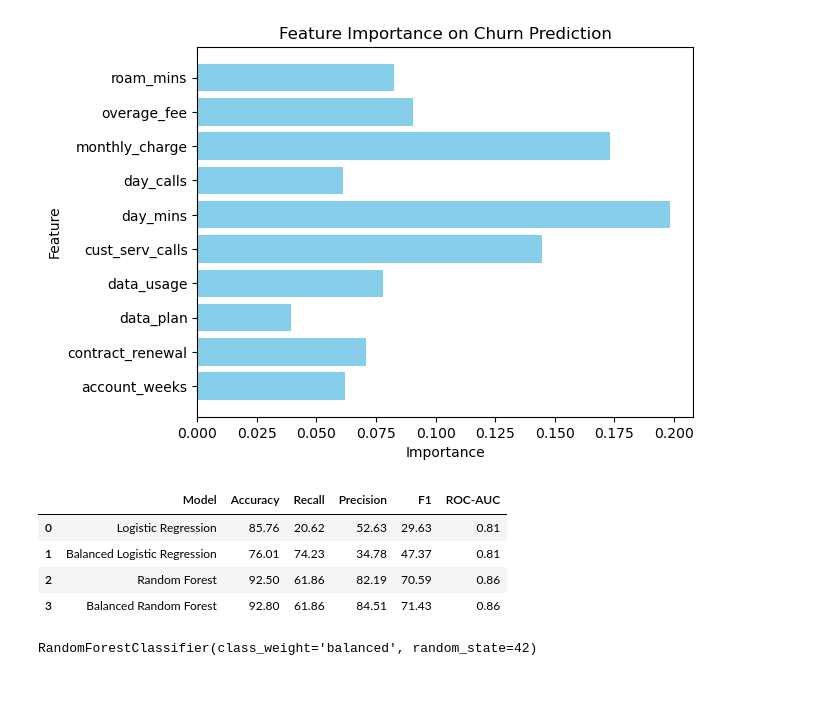
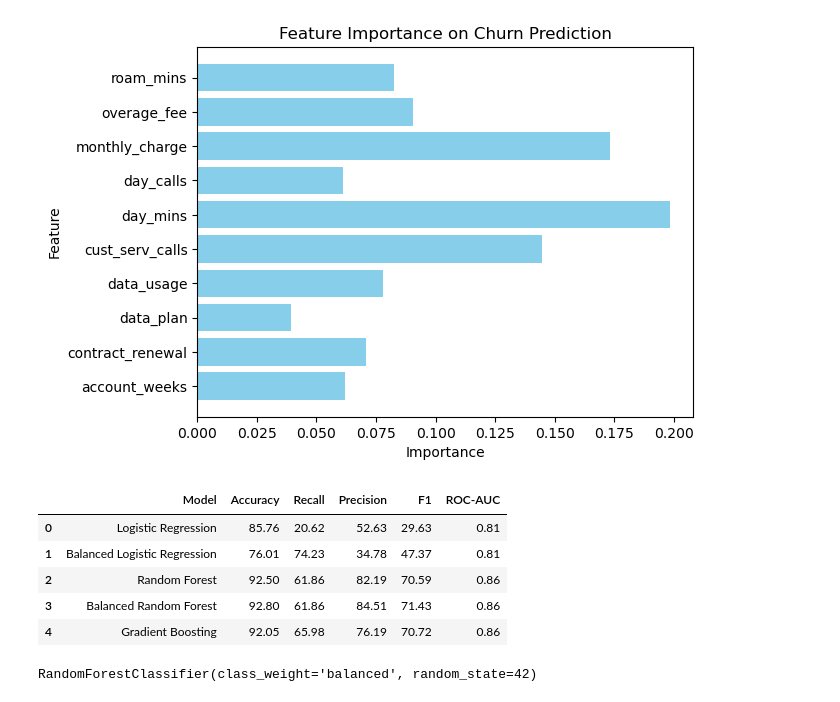
Before and after one commit to khanim-abdullayeva/Telecom-Customer-Churn-Retention-Analysis, a Jupyter notebook: ml/telecom_churn_prediction.ipynb, the cells around one changed output. Cells and saved outputs as stored; diff of their text form; code cells hidden in the pictures.

```diff
--- a/ml/telecom_churn_prediction.ipynb
+++ b/ml/telecom_churn_prediction.ipynb
@@ -435,49 +435,56 @@ comparison_df = pd.DataFrame({
         "Logistic Regression",
         "Balanced Logistic Regression",
         "Random Forest",
-        "Balanced Random Forest"
+        "Balanced Random Forest",
+        "Gradient Boosting"
     ],
     "Accuracy": [
         accuracy,
         accuracy_balanced,
         rf_accuracy,
-        balanced_rf_accuracy
+        balanced_rf_accuracy,
+        accuracy_gb
     ],
     "Recall": [
         recall,
         recall_balanced,
         rf_recall,
-        balanced_rf_recall
+        balanced_rf_recall,
+        recall_gb
     ],
     "Precision": [
         precision,
         precision_balanced,
         rf_precision,
-        balanced_rf_precision
+        balanced_rf_precision,
+        precision_gb
     ],
     "F1": [
         f1,
         f1_balanced,
         rf_f1,
-        balanced_rf_f1
+        balanced_rf_f1,
+        f1_gb
     ],
     "ROC-AUC": [
         roc_auc,
         roc_auc_balanced,
         rf_roc_auc,
-        balanced_rf_roc_auc
+        balanced_rf_roc_auc,
+        roc_auc_gb
     ]
 })
 
 comparison_df[["Accuracy", "Recall", "Precision", "F1"]] = comparison_df[["Accuracy", "Recall", "Precision", "F1"]]*100
 comparison_df = comparison_df.round(2)
 comparison_df
 # %% [output]
 |  | Model | Accuracy | Recall | Precision | F1 | ROC-AUC |
 | 0 | Logistic Regression | 85.76 | 20.62 | 52.63 | 29.63 | 0.81 |
 | 1 | Balanced Logistic Regression | 76.01 | 74.23 | 34.78 | 47.37 | 0.81 |
 | 2 | Random Forest | 92.50 | 61.86 | 82.19 | 70.59 | 0.86 |
 | 3 | Balanced Random Forest | 92.80 | 61.86 | 84.51 | 71.43 | 0.86 |
+| 4 | Gradient Boosting | 92.05 | 65.98 | 76.19 | 70.72 | 0.86 |
 # %%
 # Create a balanced Random Forest model
 balanced_rf = RandomForestClassifier(
```
